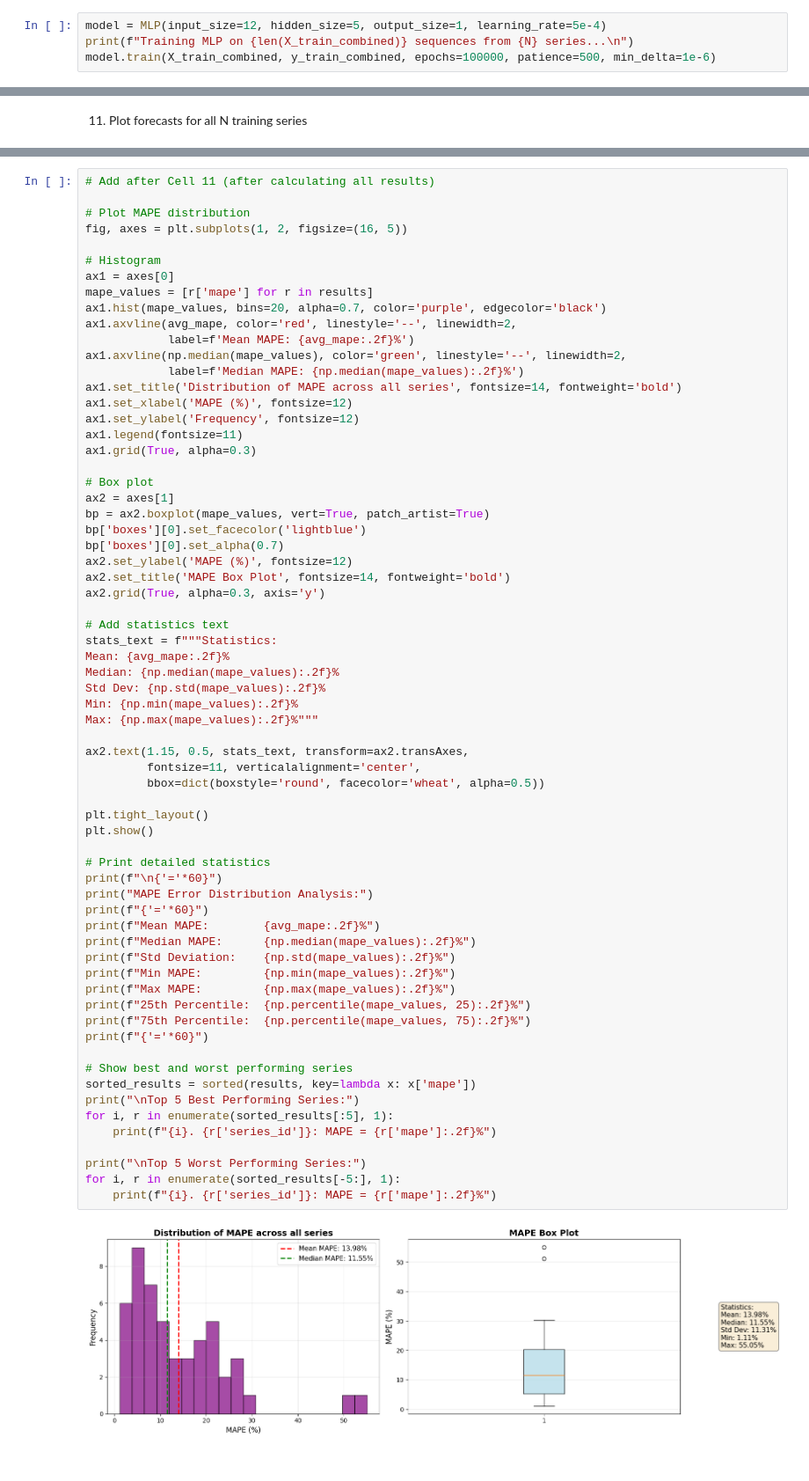
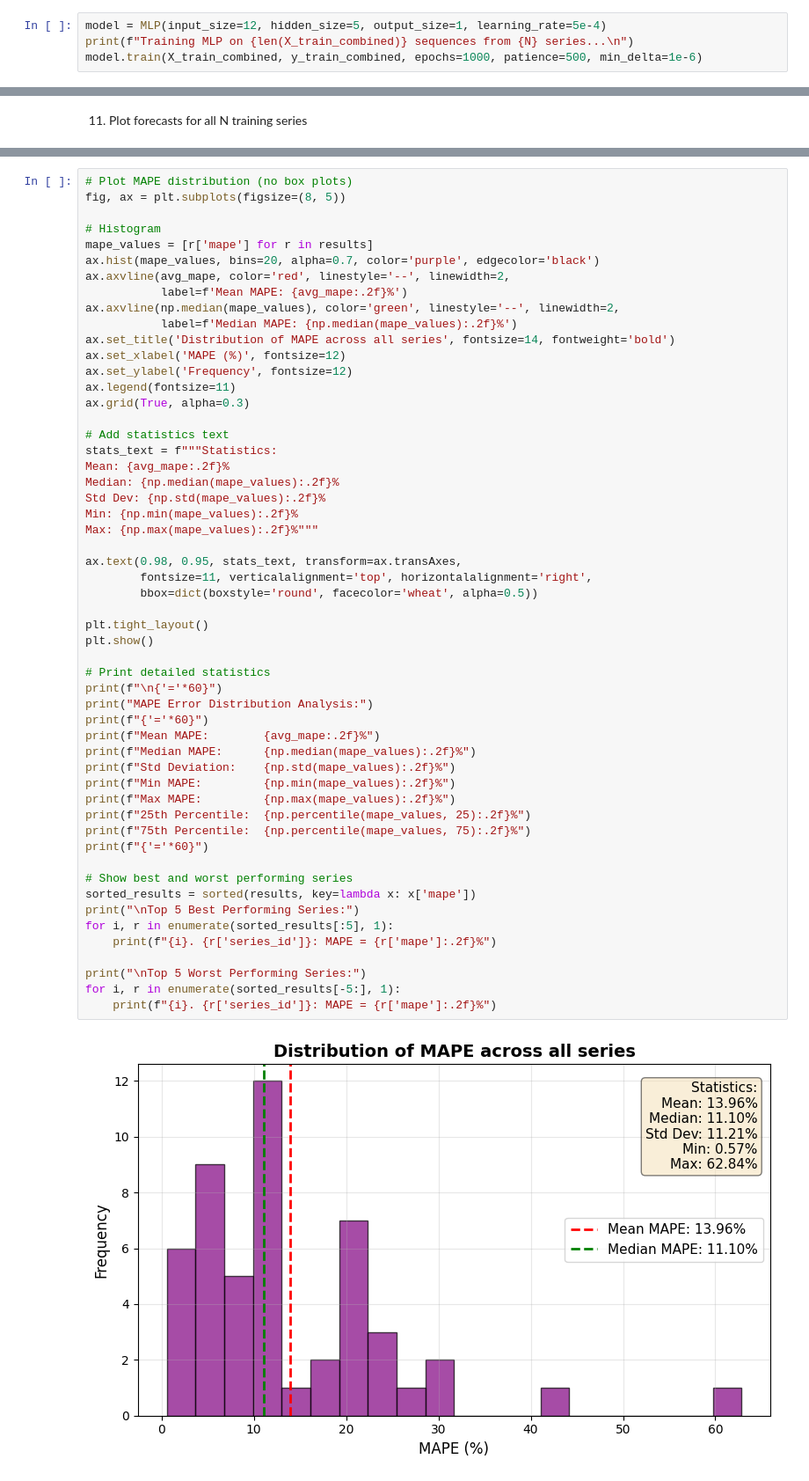
Before and after one commit to thomasvedaa/neuralnetworks, a Jupyter notebook: processing.ipynb, the cells around one changed output, grey strips where cells are left out. Shown at 88% size. Saved outputs shown, nothing was run; the diff lists cells and outputs as text.

```diff
--- a/processing.ipynb
+++ b/processing.ipynb
@@ -281,6 +279,6 @@ class MLP:
 # %%
 model = MLP(input_size=12, hidden_size=5, output_size=1, learning_rate=5e-4)
 print(f"Training MLP on {len(X_train_combined)} sequences from {N} series...\n")
-model.train(X_train_combined, y_train_combined, epochs=100000, patience=500, min_delta=1e-6)
+model.train(X_train_combined, y_train_combined, epochs=1000, patience=500, min_delta=1e-6)
 # %% [output]
 Training MLP on 4632 sequences from 50 series...
@@ -569,31 +466,19 @@ plt.show()
 # %%
-# Add after Cell 11 (after calculating all results)
-
-# Plot MAPE distribution
-fig, axes = plt.subplots(1, 2, figsize=(16, 5))
+# Plot MAPE distribution (no box plots)
+fig, ax = plt.subplots(figsize=(8, 5))
 
 # Histogram
-ax1 = axes[0]
 mape_values = [r['mape'] for r in results]
-ax1.hist(mape_values, bins=20, alpha=0.7, color='purple', edgecolor='black')
-ax1.axvline(avg_mape, color='red', linestyle='--', linewidth=2,
-            label=f'Mean MAPE: {avg_mape:.2f}%')
-ax1.axvline(np.median(mape_values), color='green', linestyle='--', linewidth=2,
-            label=f'Median MAPE: {np.median(mape_values):.2f}%')
-ax1.set_title('Distribution of MAPE across all series', fontsize=14, fontweight='bold')
-ax1.set_xlabel('MAPE (%)', fontsize=12)
-ax1.set_ylabel('Frequency', fontsize=12)
-ax1.legend(fontsize=11)
-ax1.grid(True, alpha=0.3)
-
-# Box plot
-ax2 = axes[1]
-bp = ax2.boxplot(mape_values, vert=True, patch_artist=True)
-bp['boxes'][0].set_facecolor('lightblue')
-bp['boxes'][0].set_alpha(0.7)
-ax2.set_ylabel('MAPE (%)', fontsize=12)
-ax2.set_title('MAPE Box Plot', fontsize=14, fontweight='bold')
-ax2.grid(True, alpha=0.3, axis='y')
+ax.hist(mape_values, bins=20, alpha=0.7, color='purple', edgecolor='black')
+ax.axvline(avg_mape, color='red', linestyle='--', linewidth=2,
+           label=f'Mean MAPE: {avg_mape:.2f}%')
+ax.axvline(np.median(mape_values), color='green', linestyle='--', linewidth=2,
+           label=f'Median MAPE: {np.median(mape_values):.2f}%')
+ax.set_title('Distribution of MAPE across all series', fontsize=14, fontweight='bold')
+ax.set_xlabel('MAPE (%)', fontsize=12)
+ax.set_ylabel('Frequency', fontsize=12)
+ax.legend(fontsize=11)
+ax.grid(True, alpha=0.3)
 
 # Add statistics text
 stats_text = f"""Statistics:
@@ -603,37 +488,37 @@ Std Dev: {np.std(mape_values):.2f}%
 Min: {np.min(mape_values):.2f}%
 Max: {np.max(mape_values):.2f}%"""
 
-ax2.text(1.15, 0.5, stats_text, transform=ax2.transAxes,
-         fontsize=11, verticalalignment='center',
-         bbox=dict(boxstyle='round', facecolor='wheat', alpha=0.5))
+ax.text(0.98, 0.95, stats_text, transform=ax.transAxes,
+        fontsize=11, verticalalignment='top', horizontalalignment='right',
+        bbox=dict(boxstyle='round', facecolor='wheat', alpha=0.5))
 
 plt.tight_layout()
 plt.show()
 
 # Print detailed statistics
 print(f"\n{'='*60}")
 print("MAPE Error Distribution Analysis:")
 print(f"{'='*60}")
 print(f"Mean MAPE:        {avg_mape:.2f}%")
 print(f"Median MAPE:      {np.median(mape_values):.2f}%")
 print(f"Std Deviation:    {np.std(mape_values):.2f}%")
 print(f"Min MAPE:         {np.min(mape_values):.2f}%")
 print(f"Max MAPE:         {np.max(mape_values):.2f}%")
 print(f"25th Percentile:  {np.percentile(mape_values, 25):.2f}%")
 print(f"75th Percentile:  {np.percentile(mape_values, 75):.2f}%")
 print(f"{'='*60}")
 
 # Show best and worst performing series
 sorted_results = sorted(results, key=lambda x: x['mape'])
 print("\nTop 5 Best Performing Series:")
 for i, r in enumerate(sorted_results[:5], 1):
     print(f"{i}. {r['series_id']}: MAPE = {r['mape']:.2f}%")
 
 print("\nTop 5 Worst Performing Series:")
 for i, r in enumerate(sorted_results[-5:], 1):
     print(f"{i}. {r['series_id']}: MAPE = {r['mape']:.2f}%")
 # %% [output]
-[figure, old version]
+[figure, new version]
 ============================================================
 MAPE Error Distribution Analysis:
 ============================================================
```
Also changed, not shown: parts of 13 cells of this notebook.
